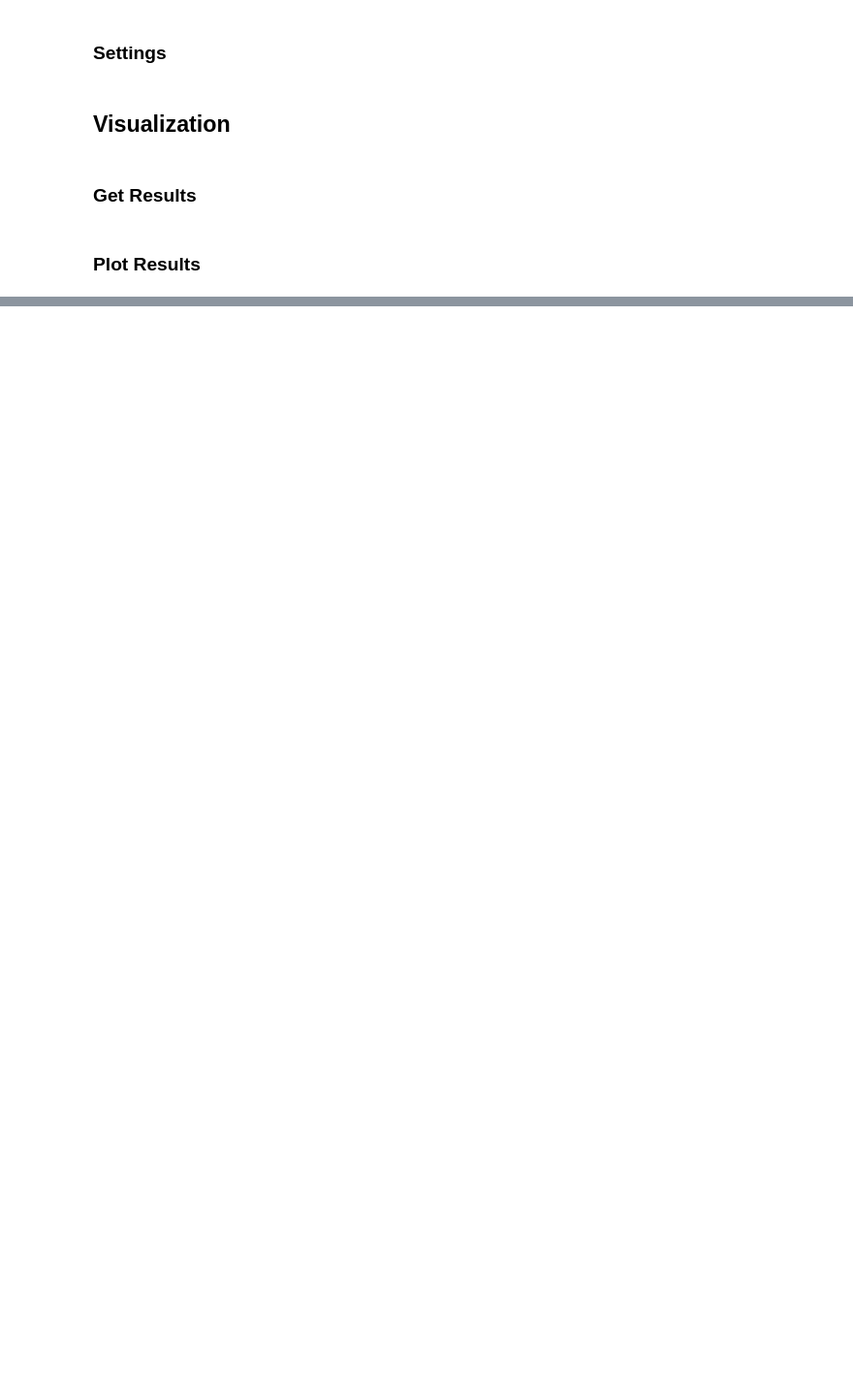
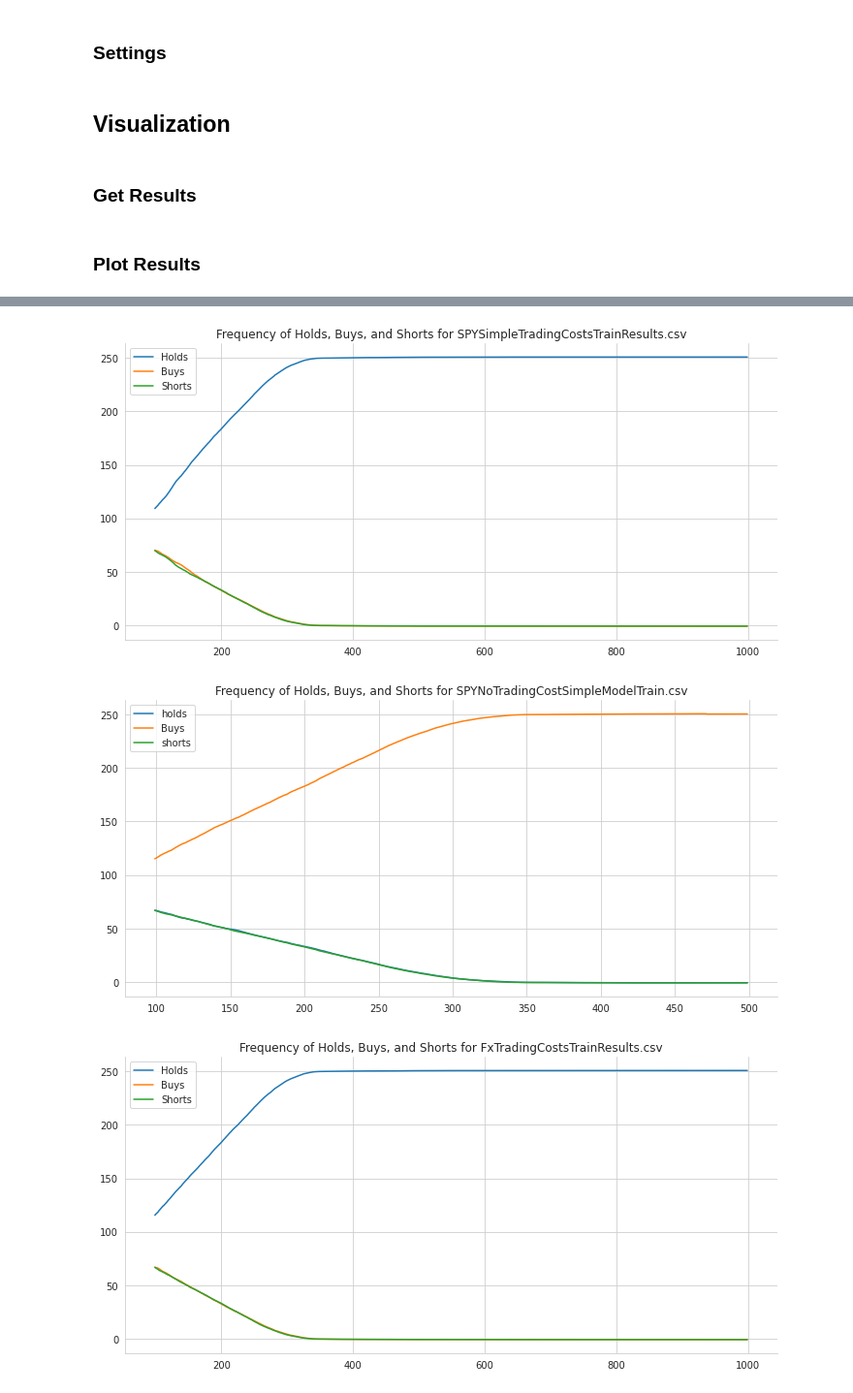
Before and after one commit to Switzerland-MQP-2022/DDQN-Model-Complexity-Analysis, a Jupyter notebook: Model/visualization.ipynb, the cells around one changed output, grey strips where cells are left out. Shown at 97% size. Saved outputs shown, nothing was run; the diff lists cells and outputs as text; code cells hidden in the pictures; blank space fills up the shorter version.

```diff
--- a/Model/visualization.ipynb
+++ b/Model/visualization.ipynb
@@ -110,0 +111,23 @@ fig.tight_layout()
+# %%
+for r in range(0, len(results_list)):
+    fig, axes = plt.subplots(ncols=1, figsize=(10, 5), sharey=True)
+    targets = ['Holds', 'Buys', 'Shorts']
+    results = results_list[r]
+    try:
+        data = results[targets]
+    except:
+        data = results[['holds', 'Buys', 'shorts']] # TODO: Just change them if they don't conform
+
+    df = (data
+          .sub(1)
+          .rolling(100)
+          .mean())
+
+    df.plot(ax=axes,title='Frequency of Holds, Buys, and Shorts for ' + local_files[r])
+
+    sns.despine()
+    fig.tight_layout()
+# %% [output]
+[figure, added]
+[figure, added]
+[figure, added]
```
Also changed, not shown: parts of 4 cells of this notebook.
